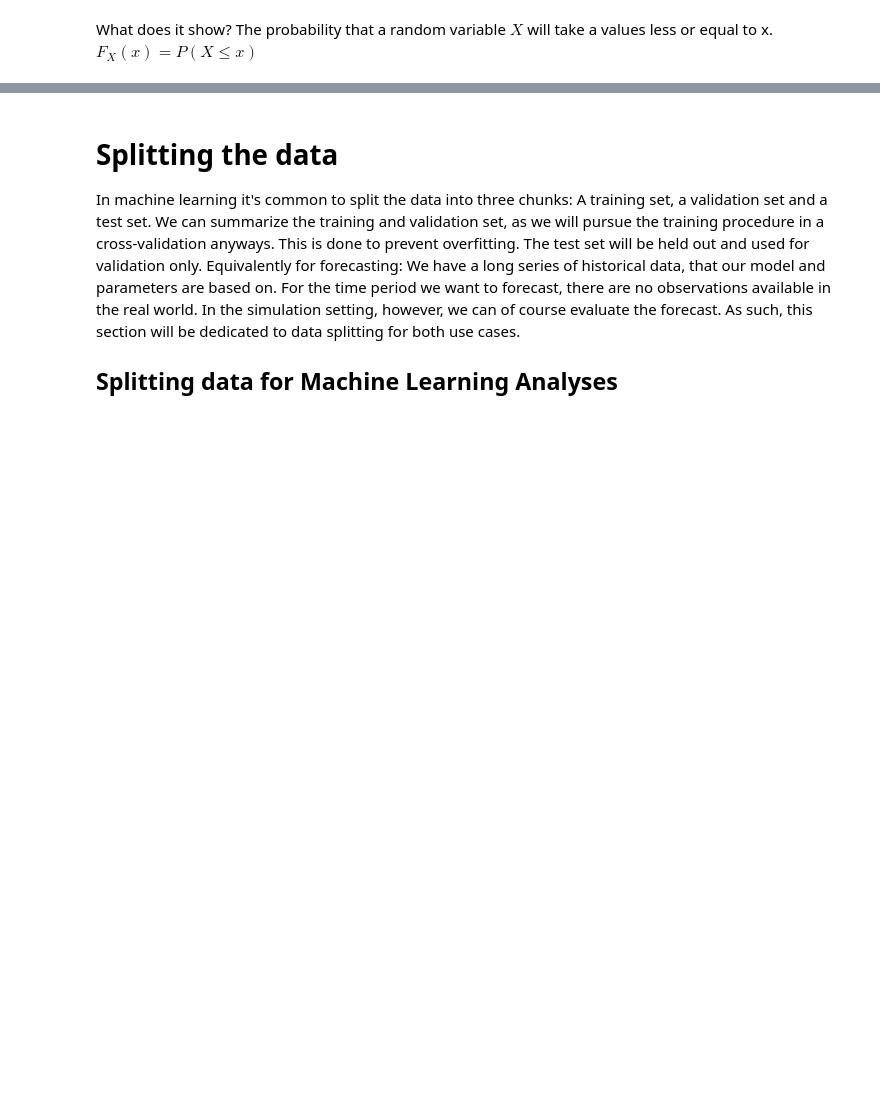
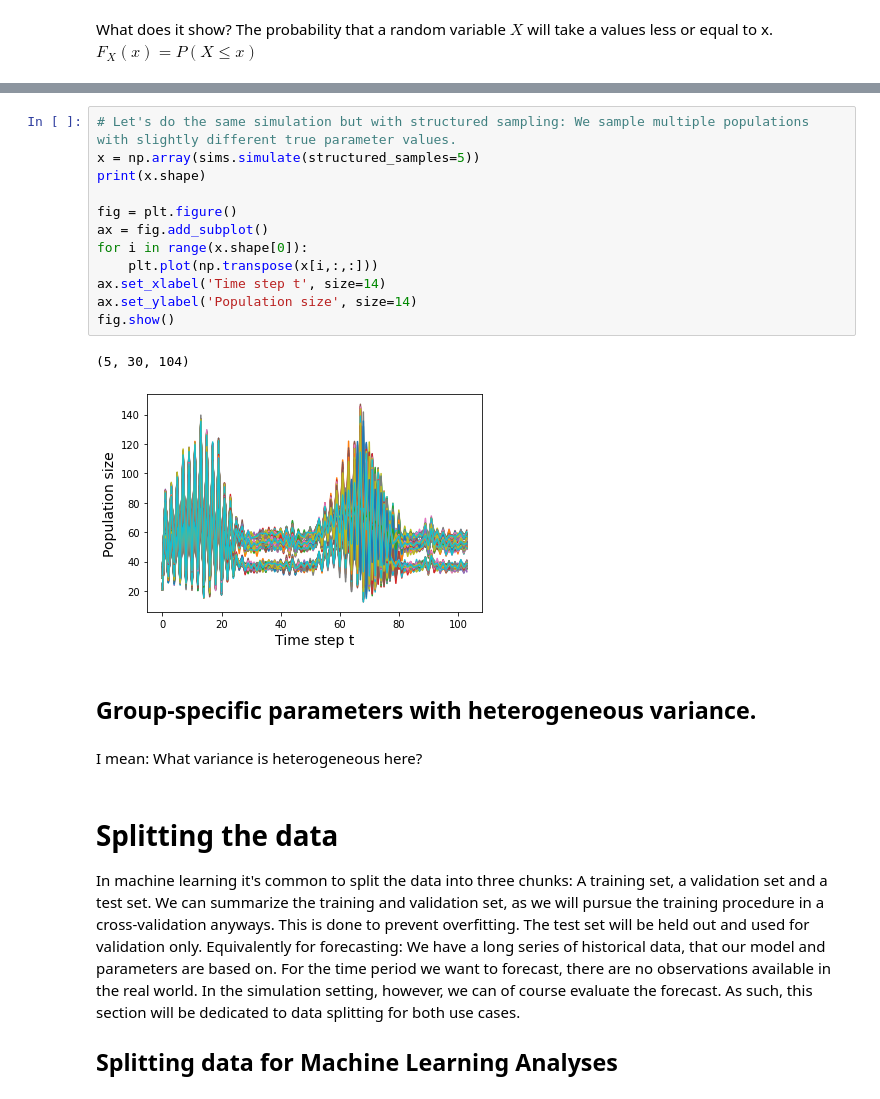
Before and after one commit to MWesselkamp/Ricker, a Jupyter notebook: Population_dynamics.ipynb, the cells around one changed output, grey strips where cells are left out. Saved outputs shown, nothing was run; the diff lists cells and outputs as text; blank space fills up the shorter version.

Commit message:
structured sampling

```diff
--- a/Population_dynamics.ipynb
+++ b/Population_dynamics.ipynb
@@ -95,3 +99,22 @@ $F_X(x) = P(X \leq x)$
+# %%
+# Let's do the same simulation but with structured sampling: We sample multiple populations with slightly different true parameter values.
+x = np.array(sims.simulate(structured_samples=5))
+print(x.shape)
+
+fig = plt.figure()
+ax = fig.add_subplot()
+for i in range(x.shape[0]):
+    plt.plot(np.transpose(x[i,:,:]))
+ax.set_xlabel('Time step t', size=14)
+ax.set_ylabel('Population size', size=14)
+fig.show()
+# %% [output]
+(5, 30, 104)
+[figure, added]
+# %% [markdown]
+## Group-specific parameters with heterogeneous variance.
+# %% [markdown]
+I mean: What variance is heterogeneous here?
 # %% [markdown]
 # Splitting the data
 
```
Also changed, not shown: parts of 7 cells of this notebook, 1 other file.
